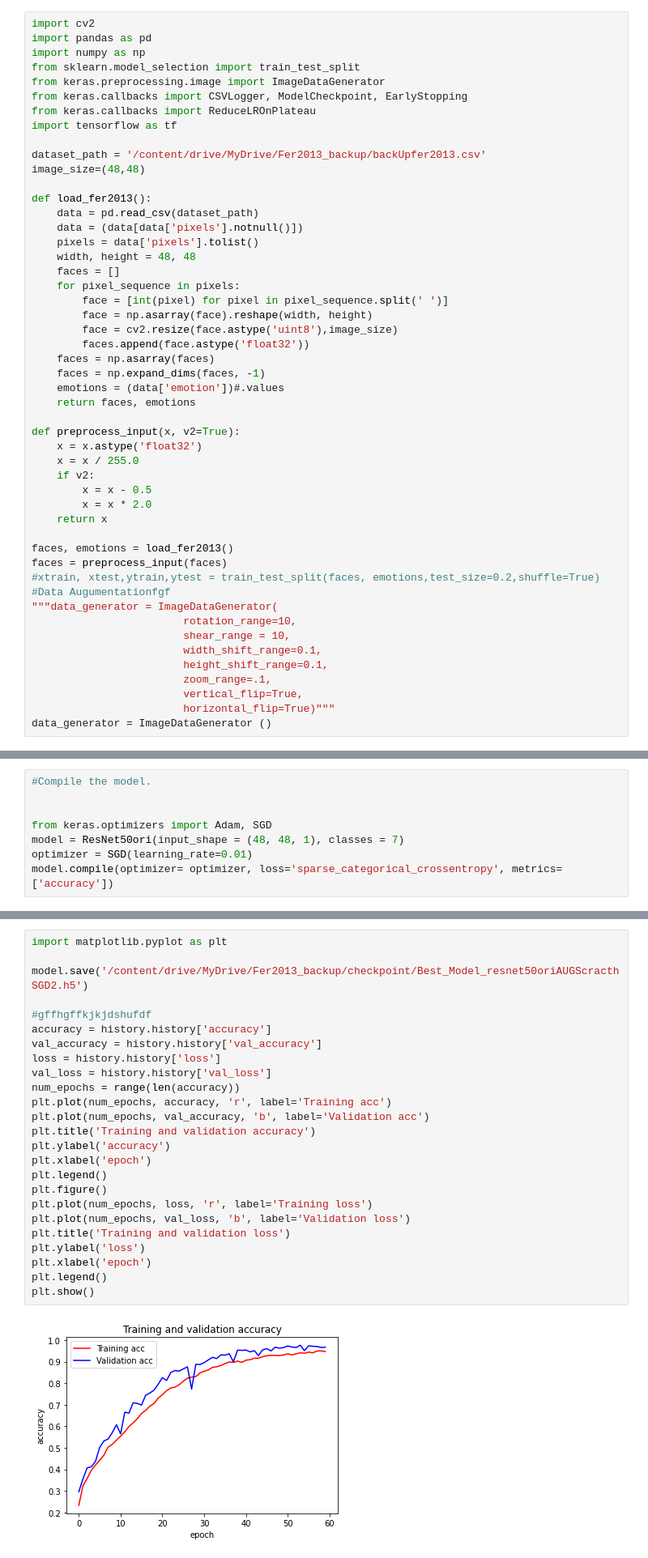
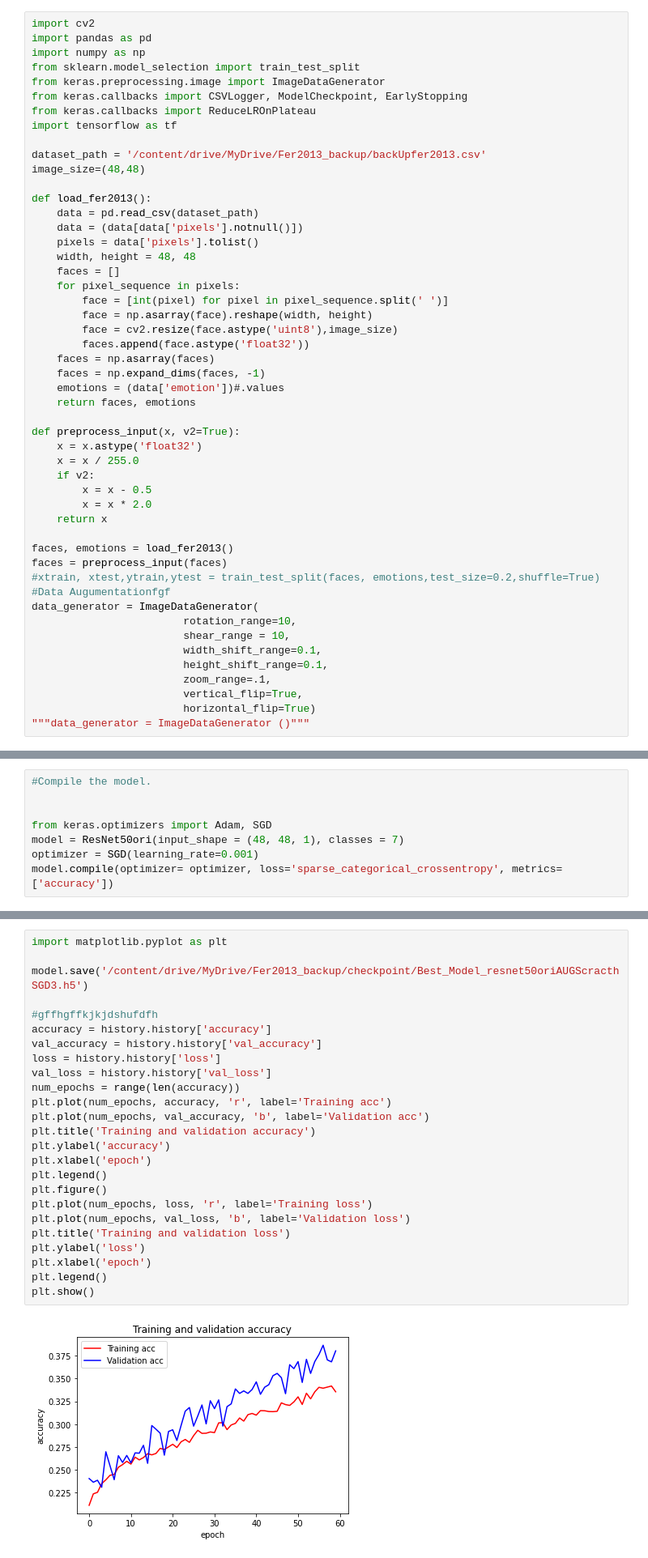
Before and after one commit to senapahlevi/FER2013_Resnet50_WeightNone, a Jupyter notebook: scratch/FER2013_Resnet50_weightnone_scratchori.ipynb, the cells around one changed output, grey strips where cells are left out. Shown at 81% size. Drawn from its saved outputs; the diff is of its cells as text.

Commit message:
SGD_LR=0.001_BS:64_epochs60_resnet50ori_Aug:rr,sr,ws,hs,zr,hf

```diff
--- a/scratch/FER2013_Resnet50_weightnone_scratchori.ipynb
+++ b/scratch/FER2013_Resnet50_weightnone_scratchori.ipynb
@@ -311,12 +312,12 @@ faces, emotions = load_fer2013()
 faces = preprocess_input(faces)
 #xtrain, xtest,ytrain,ytest = train_test_split(faces, emotions,test_size=0.2,shuffle=True)
 #Data Augumentationfgf
-"""data_generator = ImageDataGenerator(
+data_generator = ImageDataGenerator(
                         rotation_range=10,
                         shear_range = 10,
                         width_shift_range=0.1,
                         height_shift_range=0.1,
                         zoom_range=.1,
                         vertical_flip=True,
-                        horizontal_flip=True)"""
-data_generator = ImageDataGenerator ()
+                        horizontal_flip=True)
+"""data_generator = ImageDataGenerator ()"""
@@ -335,7 +338,7 @@ num_classes = 7
 
 from keras.optimizers import Adam, SGD
 model = ResNet50ori(input_shape = (48, 48, 1), classes = 7)
-optimizer = SGD(learning_rate=0.01)
+optimizer = SGD(learning_rate=0.001)
 model.compile(optimizer= optimizer, loss='sparse_categorical_crossentropy', metrics=['accuracy'])
 # %%
 """#kita mau save model callbacks
@@ -409,27 +412,27 @@ Epoch 60/60
 # %%
 import matplotlib.pyplot as plt
 
-model.save('/content/drive/MyDrive/Fer2013_backup/checkpoint/Best_Model_resnet50oriAUGScracthSGD2.h5')
+model.save('/content/drive/MyDrive/Fer2013_backup/checkpoint/Best_Model_resnet50oriAUGScracthSGD3.h5')
 
-#gffhgffkjkjdshufdf
+#gffhgffkjkjdshufdfh
 accuracy = history.history['accuracy']
 val_accuracy = history.history['val_accuracy']
 loss = history.history['loss']
 val_loss = history.history['val_loss']
 num_epochs = range(len(accuracy))
 plt.plot(num_epochs, accuracy, 'r', label='Training acc')
 plt.plot(num_epochs, val_accuracy, 'b', label='Validation acc')
 plt.title('Training and validation accuracy')
 plt.ylabel('accuracy')
 plt.xlabel('epoch')
 plt.legend()
 plt.figure()
 plt.plot(num_epochs, loss, 'r', label='Training loss')
 plt.plot(num_epochs, val_loss, 'b', label='Validation loss')
 plt.title('Training and validation loss')
 plt.ylabel('loss')
 plt.xlabel('epoch')
 plt.legend()
 plt.show()
 # %% [output]
-[figure, old version]
+[figure, new version]
```
Also changed, not shown: parts of 9 cells of this notebook.
